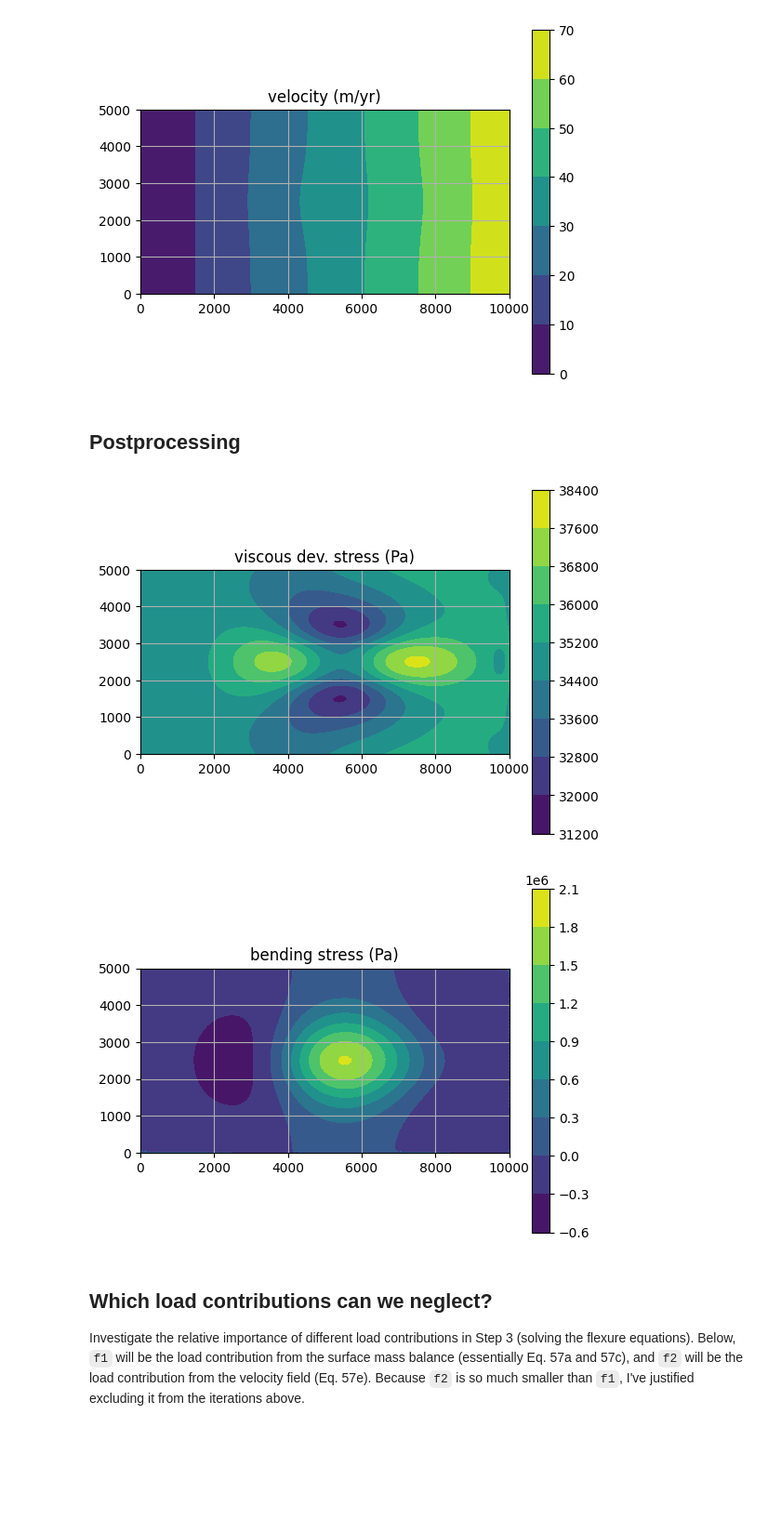
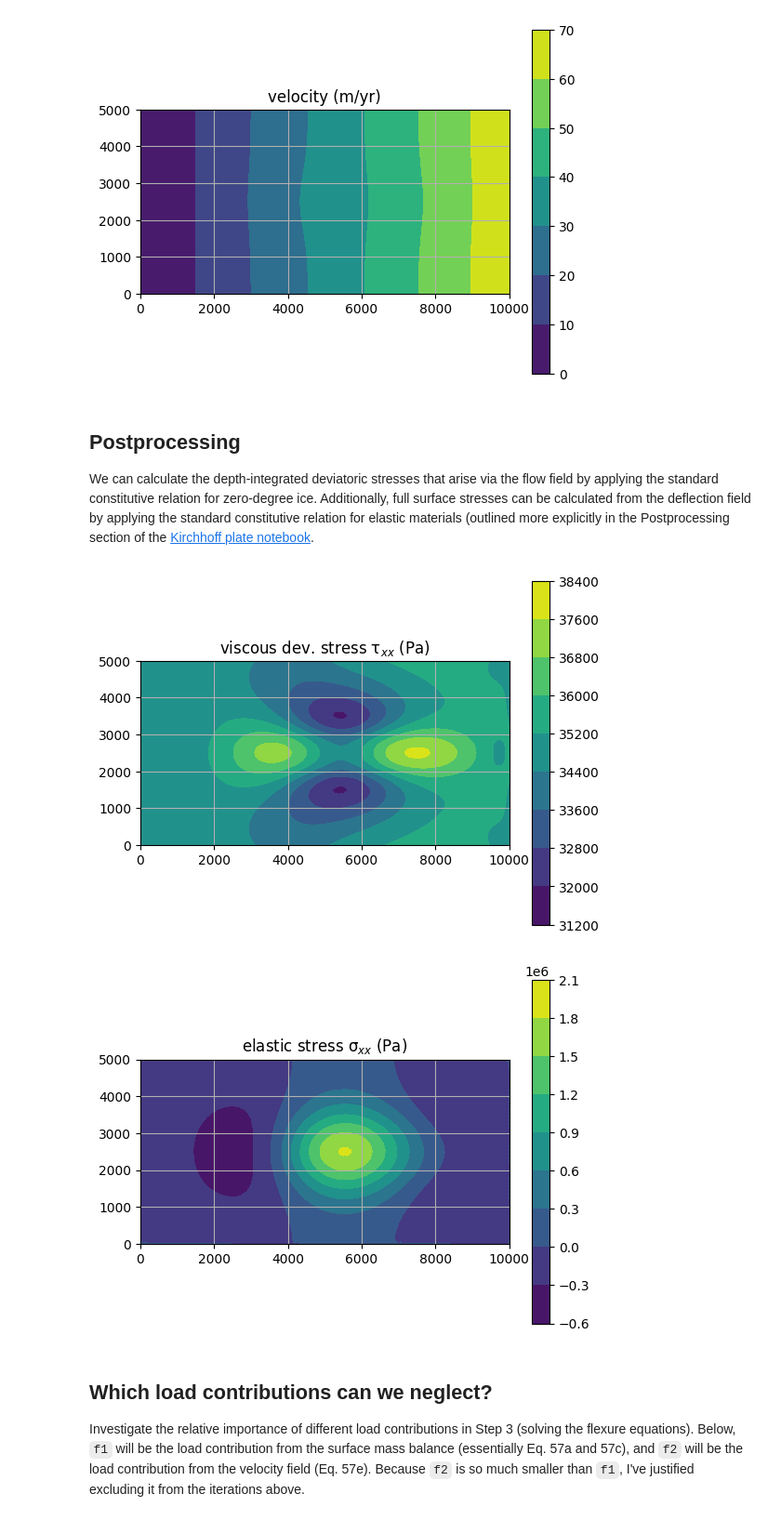
Before and after one commit to chrismiele/weird_flex, a Jupyter notebook: coupled_flow_flexure.ipynb, the cells around one changed output. Shown at 93% size. Cells and saved outputs as stored; diff of their text form; code cells hidden in the pictures; blank space fills up the shorter version.

```diff
--- a/coupled_flow_flexure.ipynb
+++ b/coupled_flow_flexure.ipynb
@@ -257,6 +257,8 @@ plt.show()
 [figure]
 # %% [markdown]
 ## Postprocessing
+
+We can calculate the depth-integrated deviatoric stresses that arise via the flow field by applying the standard constitutive relation for zero-degree ice. Additionally, full surface stresses can be calculated from the deflection field by applying the standard constitutive relation for elastic materials (outlined more explicitly in the Postprocessing section of the [Kirchhoff plate notebook](https://github.com/chrismiele/weird_flex/blob/main/kirchhoff_plate.ipynb).
 # %%
 ########################
 ########################
@@ -265,37 +267,37 @@ plt.show()
 ########################
 
 ε = Function(S)
 ε.project(sym(grad(u)))
 τ = deviatoric_stress(strain_rate = ε)
 τxx = project(τ[0, 0]*1e6, Q2)
 
 fig, ax = plt.subplots()
 ax.set_aspect('equal')
-plt.title('viscous dev. stress (Pa)')
+plt.title('viscous dev. stress τ$_{xx}$ (Pa)')
 stress_plot = tricontourf(τxx, axes=ax)
 plt.colorbar(stress_plot)
 plt.grid()
 plt.show()
 
 ########################
 ########################
 ### elastic stresses ###
 ########################
 ########################
 
 σ_surf = -1/2*λ_1*H_*ddη - 1/2*λ_2*H_*tr(ddη)*Identity(2) #stress tensor at the surface (ζ = H/2)
 σxx = project(σ_surf[0, 0], Q1)
 
 fig, ax = plt.subplots()
 ax.set_aspect('equal')
-plt.title('bending stress (Pa)')
+plt.title('elastic stress σ$_{xx}$ (Pa)')
 stress_plot = tricontourf(σxx, axes=ax)
 plt.colorbar(stress_plot)
 plt.grid()
 plt.show()
 # %% [output]
-[figure, old version]
+[figure, new version]
-[figure, old version]
+[figure, new version]
 # %% [markdown]
 ## Which load contributions can we neglect?
 
```
Also changed, not shown: parts of 1 cell of this notebook.
